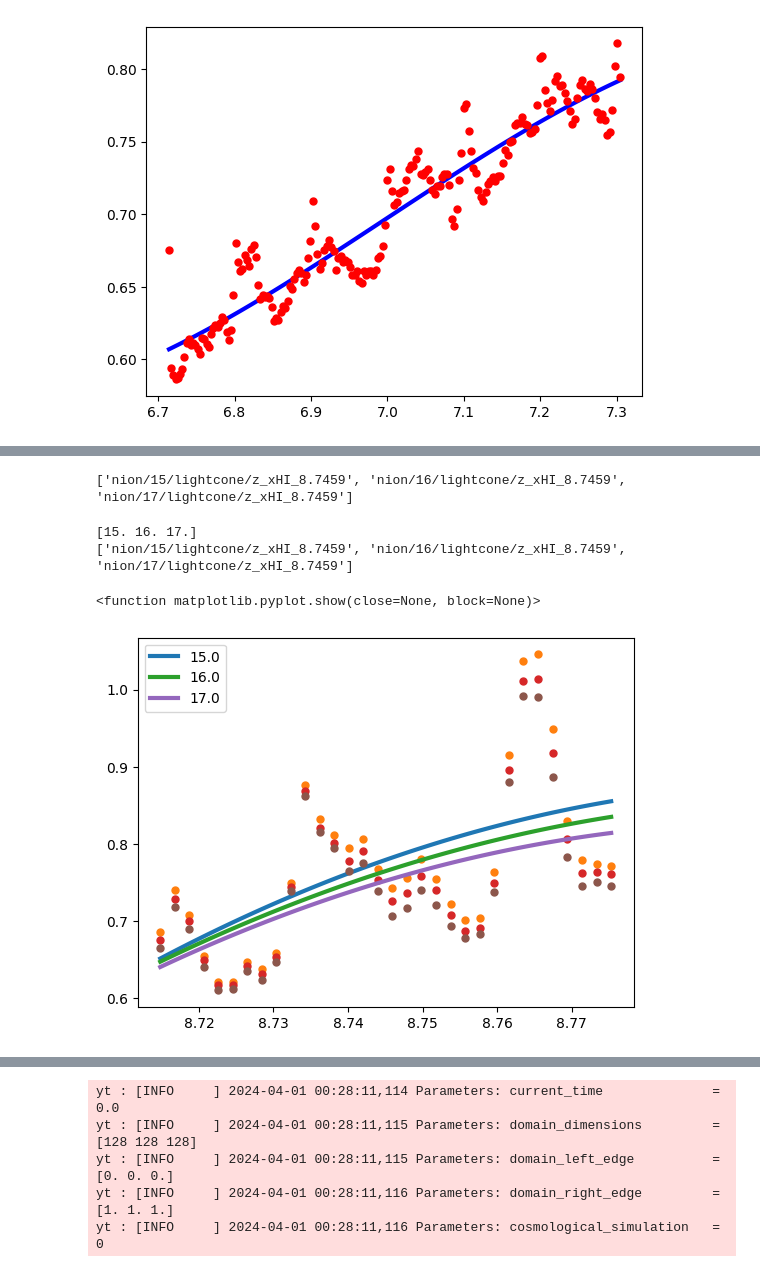
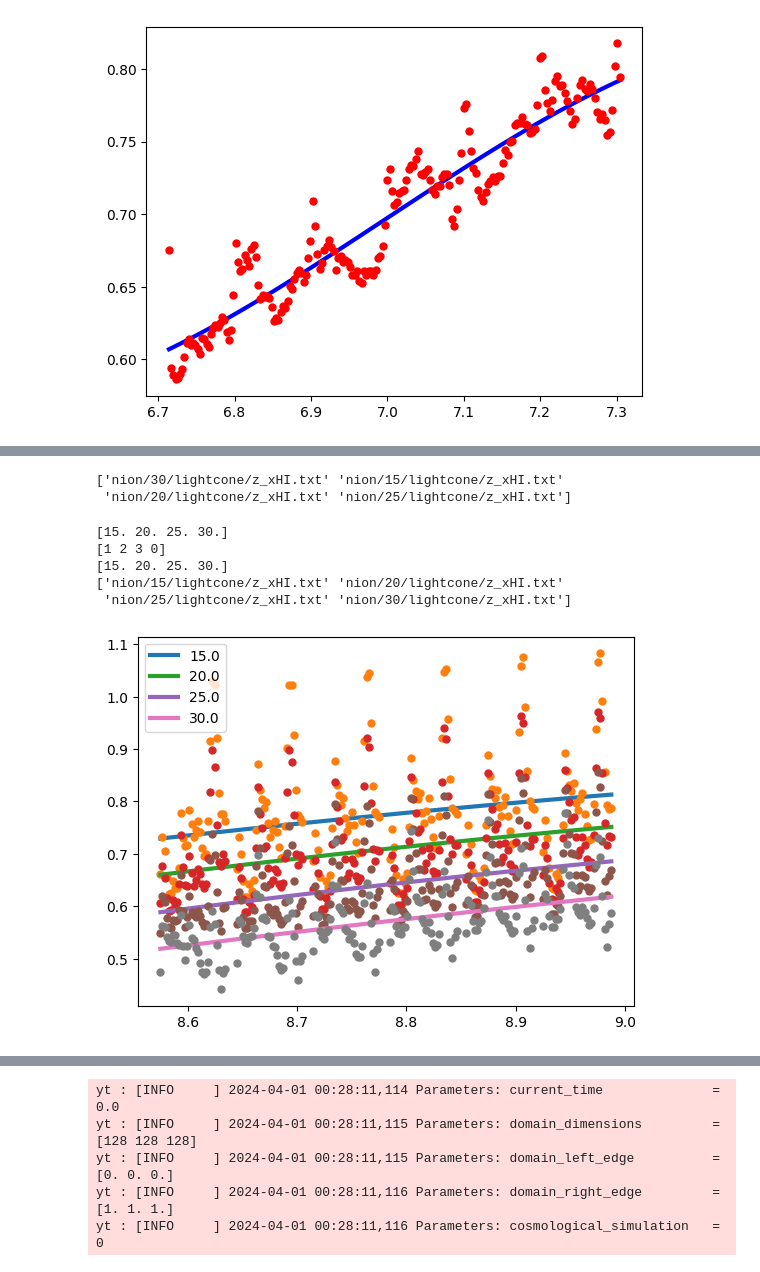
Before and after one commit to ashwin-r-k/FrontEnd_cosmo, a Jupyter notebook: notbook.ipynb, the cells around one changed output, grey strips where cells are left out. Cells and saved outputs as stored; diff of their text form; code cells hidden in the pictures.

Commit message:
compleat light cone var with plot an nion

```diff
--- a/notbook.ipynb
+++ b/notbook.ipynb
@@ -27,8 +27,8 @@ import glob
 import os
 from values import *
 # %%
-df = pd.read_csv("/home/ashwin/z_xHI_7.0000", sep=" ", header=None,
-                 names=["z", "xHI"])
+df = pd.read_csv("/media/ashwin/Storage/Downloads/h/additional codes/lightcone/z_xHI_7.7055", sep=" ", header=None,
+                 names=["z","xHI"])
 # %%
 z=df["z"]
 xH=df["xHI"]
@@ -57,30 +55,40 @@ FileNotFoundError: [Errno 2] No such file or directory: '../Save/Run'
 # %%
-files = glob.glob("nion/*/lightcone/z_xHI_*",recursive=True)
+files = np.array(glob.glob("nion/*/lightcone/z_xHI.txt",recursive=True))
 print(files)
 # %% [output]
-['nion/15/lightcone/z_xHI_8.7459', 'nion/16/lightcone/z_xHI_8.7459', 'nion/17/lightcone/z_xHI_8.7459']
+['nion/30/lightcone/z_xHI.txt' 'nion/15/lightcone/z_xHI.txt'
+ 'nion/20/lightcone/z_xHI.txt' 'nion/25/lightcone/z_xHI.txt']
 # %%
 # Extract folder names from file paths
 nion = np.array( [os.path.basename(os.path.dirname(os.path.dirname(file))) for file in files],float )
 
+sorted_indices = np.argsort(nion)
+# Sort the first array and rearrange the elements of the second array accordingly
+nion = nion[sorted_indices]
+print(nion)
+print(sorted_indices)
+files = files[sorted_indices]
+
 print(nion)
 print(files)
 # %% [output]
-[15. 16. 17.]
-['nion/15/lightcone/z_xHI_8.7459', 'nion/16/lightcone/z_xHI_8.7459', 'nion/17/lightcone/z_xHI_8.7459']
+[15. 20. 25. 30.]
+[1 2 3 0]
+[15. 20. 25. 30.]
+['nion/15/lightcone/z_xHI.txt' 'nion/20/lightcone/z_xHI.txt'
+ 'nion/25/lightcone/z_xHI.txt' 'nion/30/lightcone/z_xHI.txt']
 # %%
 for i in range(len(nion)):
-    df = pd.read_csv(files[i], sep=" ", header=None,
+    df = pd.read_csv(files[i], sep="\t", header=None,
                  names=["z", "xHI"])
-    z=df["z"]
-    xH=df["xHI"]
+    z=np.array(df["z"],float)
+    xH=np.array(df["xHI"],float)
 
     spl = UnivariateSpline(z,xH,k=2)
     xs = np.linspace(min(z), max(z), 100)
     plt.plot(xs, spl(xs), lw=3, label=nion[i] )
     plt.plot(z, xH, 'o', ms=5)
     plt.legend()
 plt.show()
 # %% [output]
-<function matplotlib.pyplot.show(close=None, block=None)>
-[figure, old version]
+[figure, new version]
```
Also changed, not shown: parts of 11 cells of this notebook, 19 other files.
